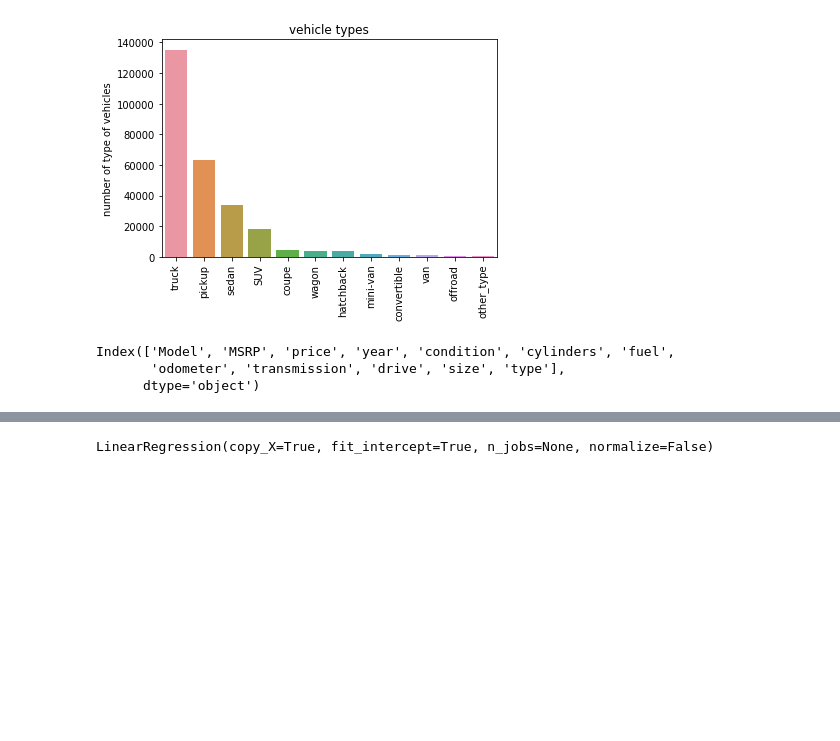
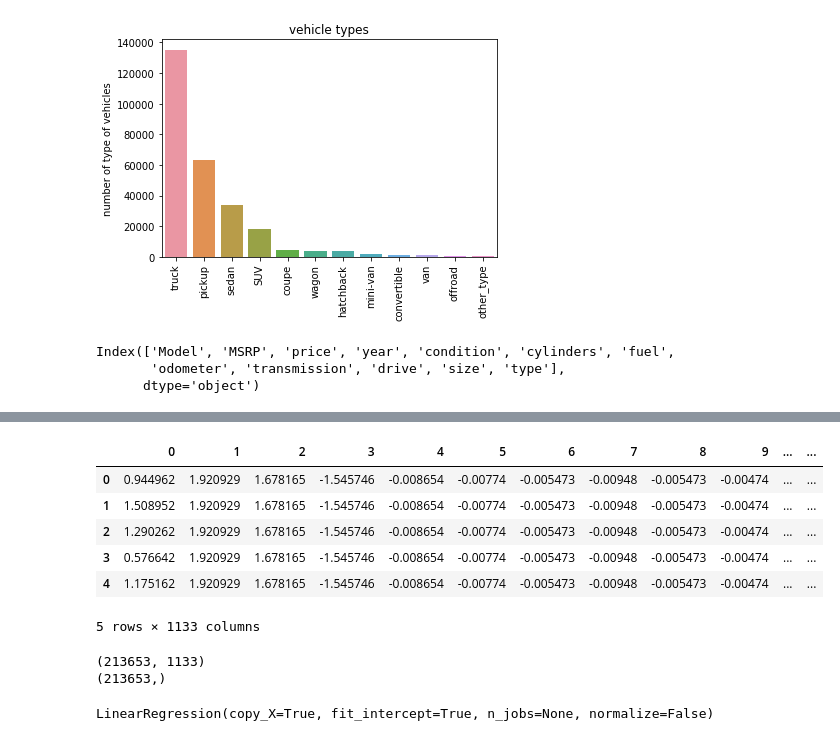
Before and after one commit to ryanpaik/Springboard, a Jupyter notebook: Used_Cars_Data_Wrangling.ipynb, the cells around one changed output, grey strips where cells are left out. Drawn from its saved outputs; the diff is of its cells as text; code cells hidden in the pictures; blank space fills up the shorter version.

```diff
--- a/Used_Cars_Data_Wrangling.ipynb
+++ b/Used_Cars_Data_Wrangling.ipynb
@@ -840,0 +875,16 @@ new_X = pd.get_dummies(new_X)
+# %%
+scaler = StandardScaler()
+# %%
+scaled = scaler.fit_transform(test_data)
+# %%
+scaled = pd.DataFrame(scaled)
+# %%
+scaled.head()
+# %% [output]
+|  | 0 | 1 | 2 | 3 | 4 | 5 | 6 | 7 | 8 | 9 | ... | ... |
+| 0 | 0.944962 | 1.920929 | 1.678165 | -1.545746 | -0.008654 | -0.00774 | -0.005473 | -0.00948 | -0.005473 | -0.00474 | ... | ... |
+| 1 | 1.508952 | 1.920929 | 1.678165 | -1.545746 | -0.008654 | -0.00774 | -0.005473 | -0.00948 | -0.005473 | -0.00474 | ... | ... |
+| 2 | 1.290262 | 1.920929 | 1.678165 | -1.545746 | -0.008654 | -0.00774 | -0.005473 | -0.00948 | -0.005473 | -0.00474 | ... | ... |
+| 3 | 0.576642 | 1.920929 | 1.678165 | -1.545746 | -0.008654 | -0.00774 | -0.005473 | -0.00948 | -0.005473 | -0.00474 | ... | ... |
+| 4 | 1.175162 | 1.920929 | 1.678165 | -1.545746 | -0.008654 | -0.00774 | -0.005473 | -0.00948 | -0.005473 | -0.00474 | ... | ... |
+5 rows × 1133 columns
@@ -841,2 +893,8 @@ new_X = pd.get_dummies(new_X)
+# %%
+print(x_train.shape)
+print(y_train.shape)
+# %% [output]
+(213653, 1133)
+(213653,)
 # %%
 reg = LinearRegression()
```
Also changed, not shown: parts of 14 cells of this notebook.
